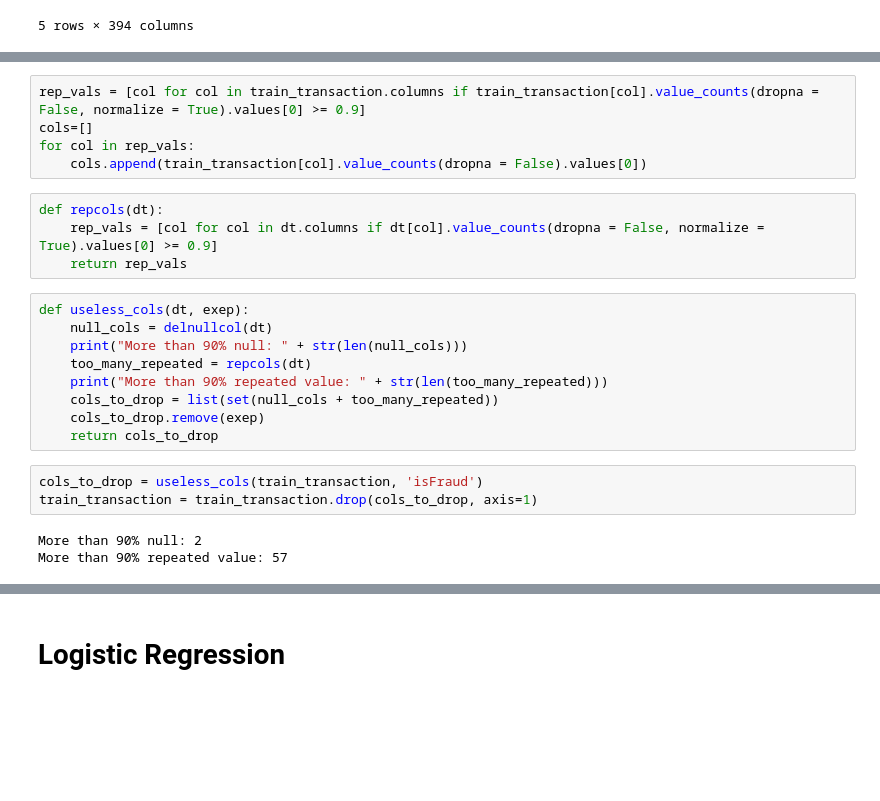
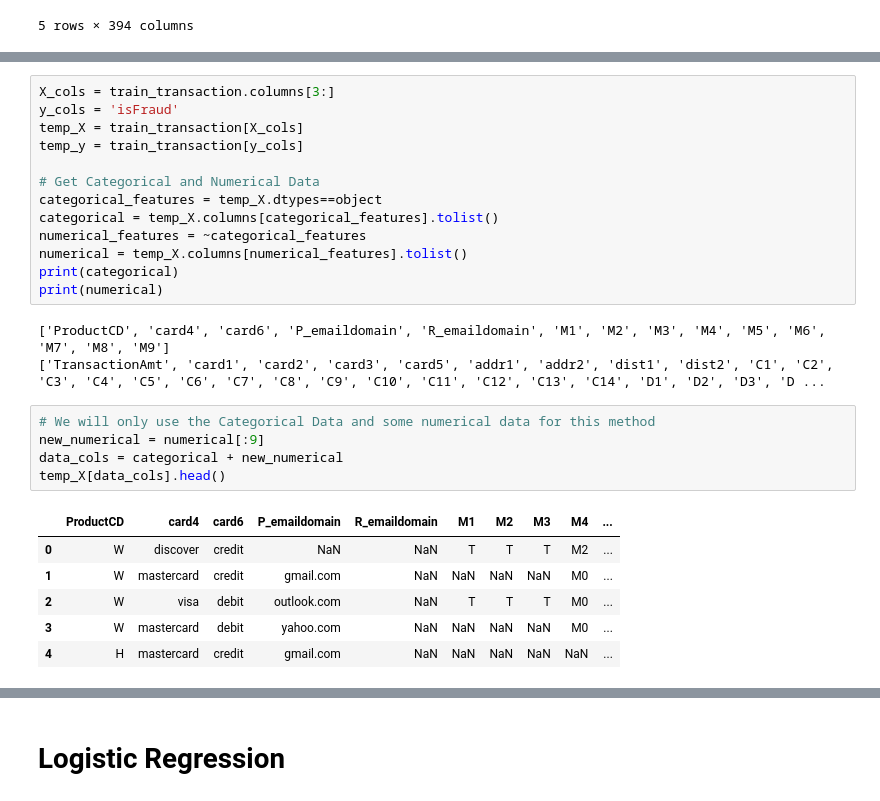
Before and after one commit to monanjo123/Fraud-Detection, a Jupyter notebook: Fraud Detection.ipynb, the cells around one changed output, grey strips where cells are left out. Saved outputs shown, nothing was run; the diff lists cells and outputs as text; blank space fills up the shorter version.

```diff
--- a/Fraud Detection.ipynb
+++ b/Fraud Detection.ipynb
@@ -102,24 +83,28 @@ def delnullcol(dt):
-# %%
-rep_vals = [col for col in train_transaction.columns if train_transaction[col].value_counts(dropna = False, normalize = True).values[0] >= 0.9]
-cols=[]
-for col in rep_vals:
-    cols.append(train_transaction[col].value_counts(dropna = False).values[0])
-# %%
-def repcols(dt):
-    rep_vals = [col for col in dt.columns if dt[col].value_counts(dropna = False, normalize = True).values[0] >= 0.9]
-    return rep_vals
-# %%
-def useless_cols(dt, exep):
-    null_cols = delnullcol(dt)
-    print("More than 90% null: " + str(len(null_cols)))
-    too_many_repeated = repcols(dt)
-    print("More than 90% repeated value: " + str(len(too_many_repeated)))
-    cols_to_drop = list(set(null_cols + too_many_repeated))
-    cols_to_drop.remove(exep)
-    return cols_to_drop
-# %%
-cols_to_drop = useless_cols(train_transaction, 'isFraud')
-train_transaction = train_transaction.drop(cols_to_drop, axis=1)
-# %% [output]
-More than 90% null: 2
-More than 90% repeated value: 57
+# %%
+X_cols = train_transaction.columns[3:]
+y_cols = 'isFraud'
+temp_X = train_transaction[X_cols]
+temp_y = train_transaction[y_cols]
+
+# Get Categorical and Numerical Data
+categorical_features = temp_X.dtypes==object
+categorical = temp_X.columns[categorical_features].tolist()
+numerical_features = ~categorical_features
+numerical = temp_X.columns[numerical_features].tolist()
+print(categorical)
+print(numerical)
+# %% [output]
+['ProductCD', 'card4', 'card6', 'P_emaildomain', 'R_emaildomain', 'M1', 'M2', 'M3', 'M4', 'M5', 'M6', 'M7', 'M8', 'M9']
+['TransactionAmt', 'card1', 'card2', 'card3', 'card5', 'addr1', 'addr2', 'dist1', 'dist2', 'C1', 'C2', 'C3', 'C4', 'C5', 'C6', 'C7', 'C8', 'C9', 'C10', 'C11', 'C12', 'C13', 'C14', 'D1', 'D2', 'D3', 'D ...
+# %%
+# We will only use the Categorical Data and some numerical data for this method
+new_numerical = numerical[:9]
+data_cols = categorical + new_numerical
+temp_X[data_cols].head()
+# %% [output]
+|  | ProductCD | card4 | card6 | P_emaildomain | R_emaildomain | M1 | M2 | M3 | M4 | ... |
+| 0 | W | discover | credit | NaN | NaN | T | T | T | M2 | ... |
+| 1 | W | mastercard | credit | gmail.com | NaN | NaN | NaN | NaN | M0 | ... |
+| 2 | W | visa | debit | outlook.com | NaN | T | T | T | M0 | ... |
+| 3 | W | mastercard | debit | yahoo.com | NaN | NaN | NaN | NaN | M0 | ... |
+| 4 | H | mastercard | credit | gmail.com | NaN | NaN | NaN | NaN | NaN | ... |
```
Also changed, not shown: parts of 23 cells of this notebook.
